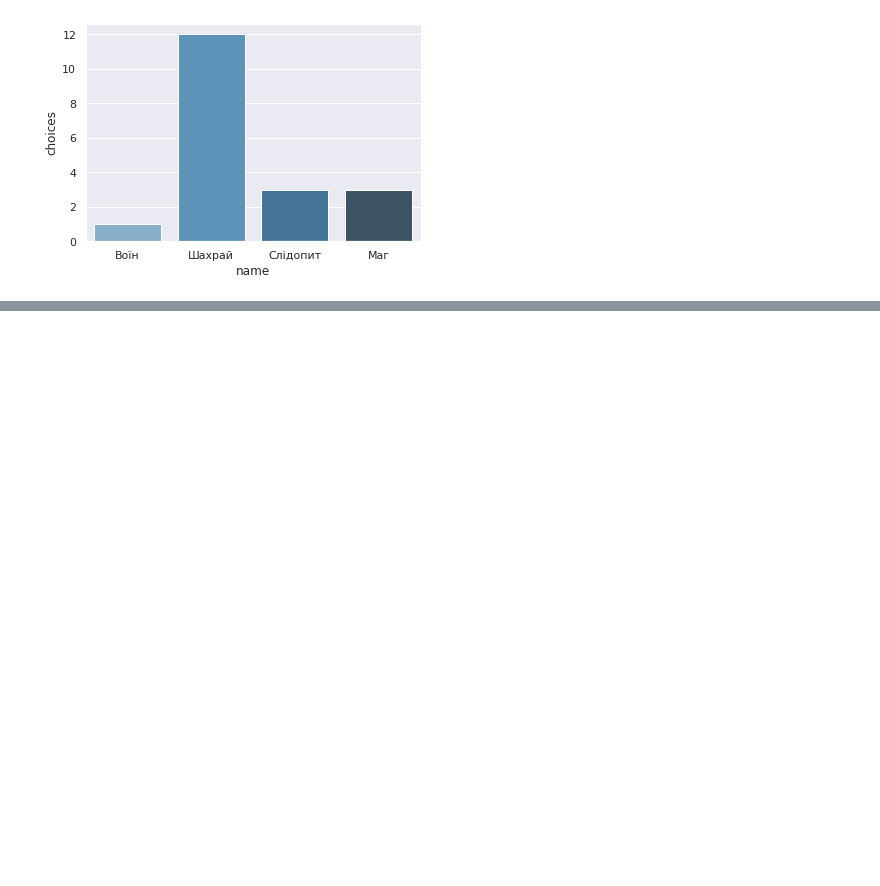
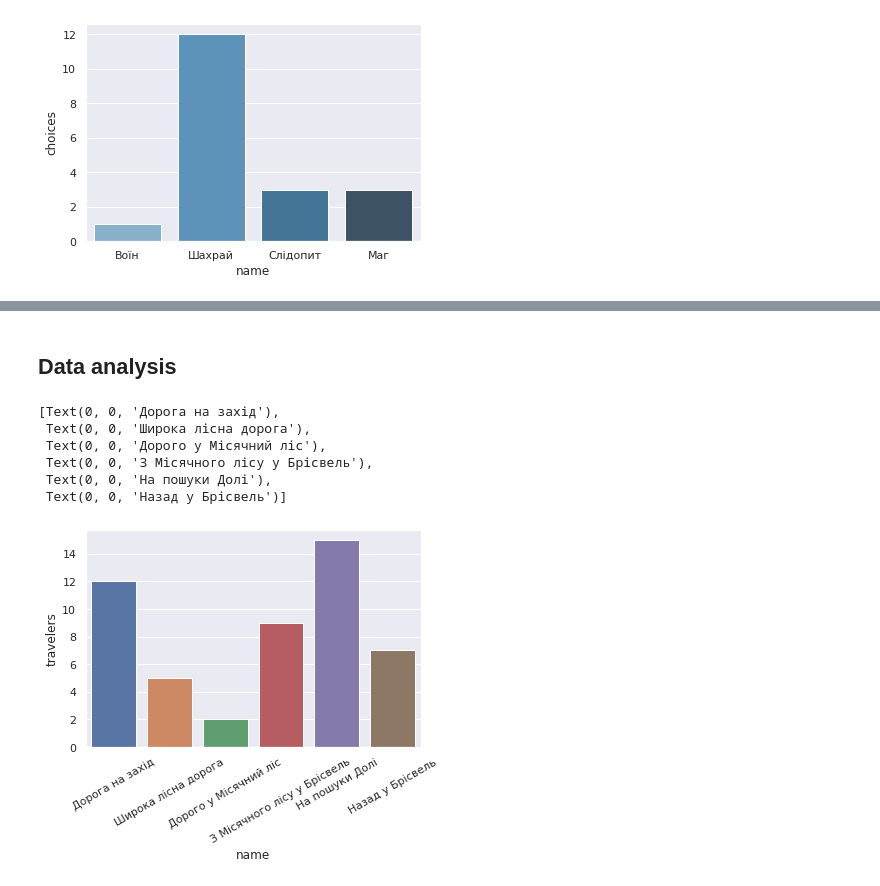
Before and after one commit to mezgoodle/TelegramiaStats, a Jupyter notebook: telegramia.ipynb, the cells around one changed output, grey strips where cells are left out. Saved outputs shown, nothing was run; the diff lists cells and outputs as text; code cells hidden in the pictures; blank space fills up the shorter version.

Commit message:
Try to work with the roads

```diff
--- a/telegramia.ipynb
+++ b/telegramia.ipynb
@@ -35,0 +46,2 @@ KeyError: ignored
+# %%
+df = pd.read_json('https://telegramia-api.herokuapp.com/roads')
@@ -35,0 +59,2 @@ KeyError: ignored
+# %%
+df.rename(columns={'_id': 'id'}, inplace=True)
@@ -35,0 +71,13 @@ KeyError: ignored
+# %% [markdown]
+## Data analysis
+# %%
+plot = sns.barplot(x='name', y='travelers', data=df)
+plot.set_xticklabels(plot.get_xticklabels(), rotation=30)
+# %% [output]
+[Text(0, 0, 'Дорога на захід'),
+ Text(0, 0, 'Широка лісна дорога'),
+ Text(0, 0, 'Дорого у Місячний ліс'),
+ Text(0, 0, 'З Місячного лісу у Брісвель'),
+ Text(0, 0, 'На пошуки Долі'),
+ Text(0, 0, 'Назад у Брісвель')]
+[figure, added]
```
Also changed, not shown: parts of 18 cells of this notebook.
